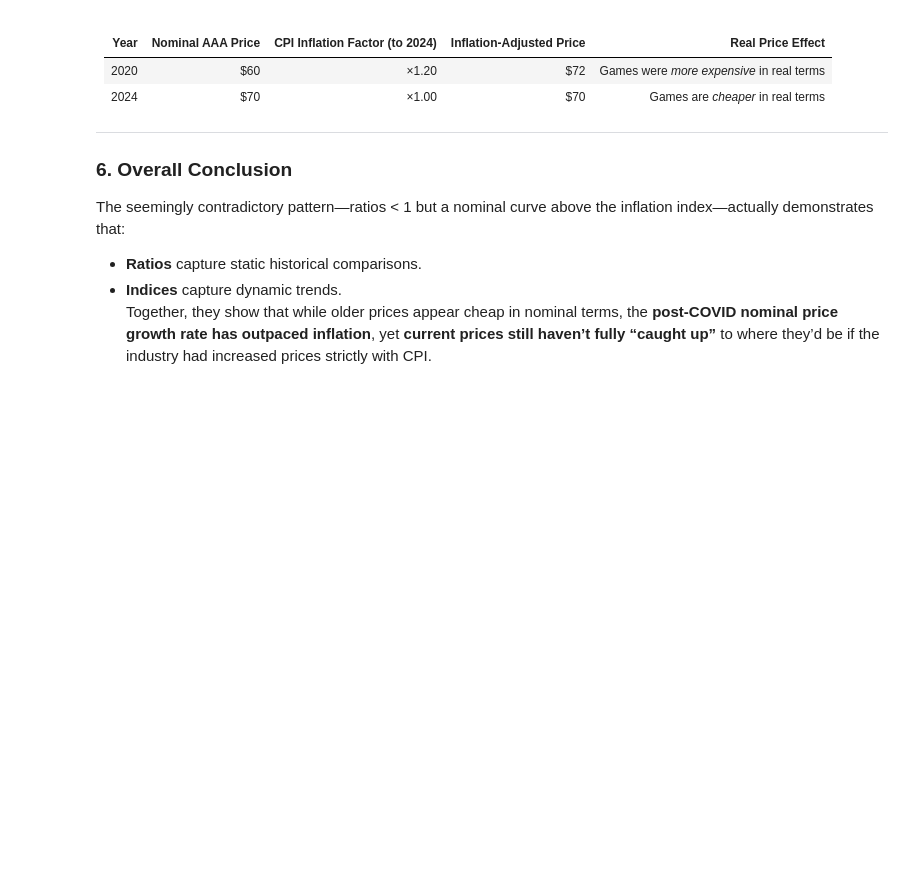
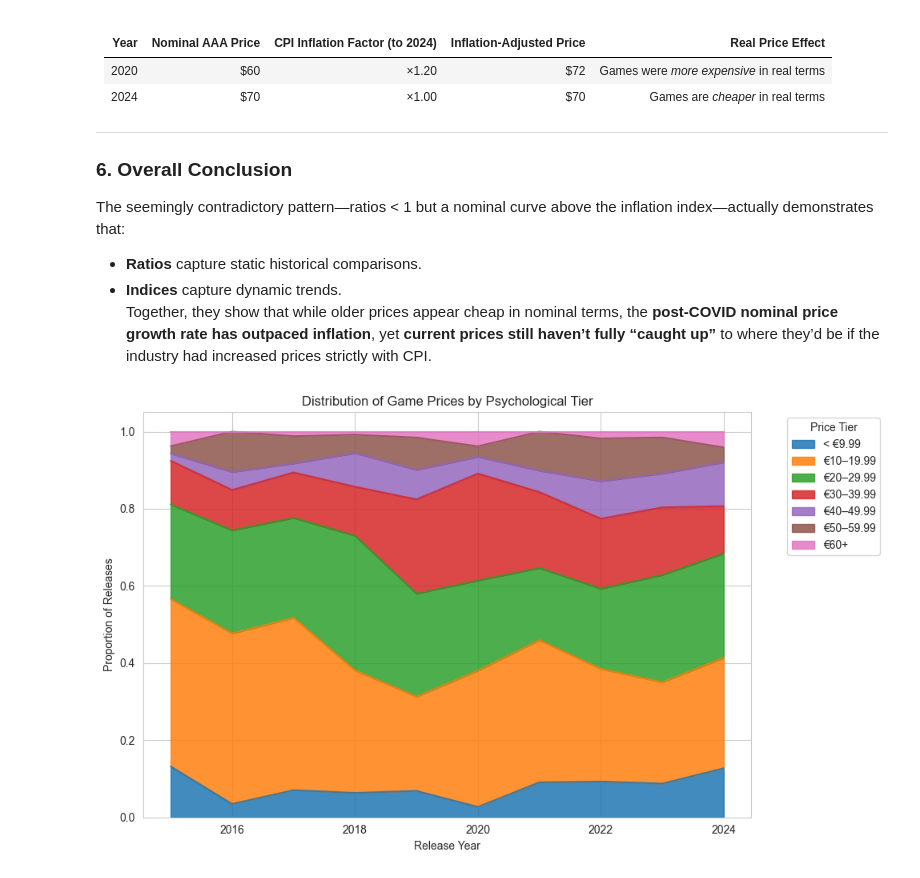
Before and after one commit to jbenigeri/Video-Game-Price-Analysis, a Jupyter notebook: src/explore_steam_data.ipynb, the cells around one changed output. Saved outputs shown, nothing was run; the diff lists cells and outputs as text; code cells hidden in the pictures; blank space fills up the shorter version.

```diff
--- a/src/explore_steam_data.ipynb
+++ b/src/explore_steam_data.ipynb
@@ -868,0 +909,12 @@ Together, they show that while older prices appear cheap in nominal terms, the *
+# %%
+
+# A) Stacked area: share of releases by tier over time
+tier_prop.plot(kind="area", stacked=True, figsize=(10,6), alpha=0.85)
+plt.title("Distribution of Game Prices by Psychological Tier")
+plt.xlabel("Release Year")
+plt.ylabel("Proportion of Releases")
+plt.legend(title="Price Tier", bbox_to_anchor=(1.05, 1))
+plt.tight_layout()
+plt.show()
+# %% [output]
+[figure, added]
```
Also changed, not shown: parts of 12 cells of this notebook, 1 other file.
